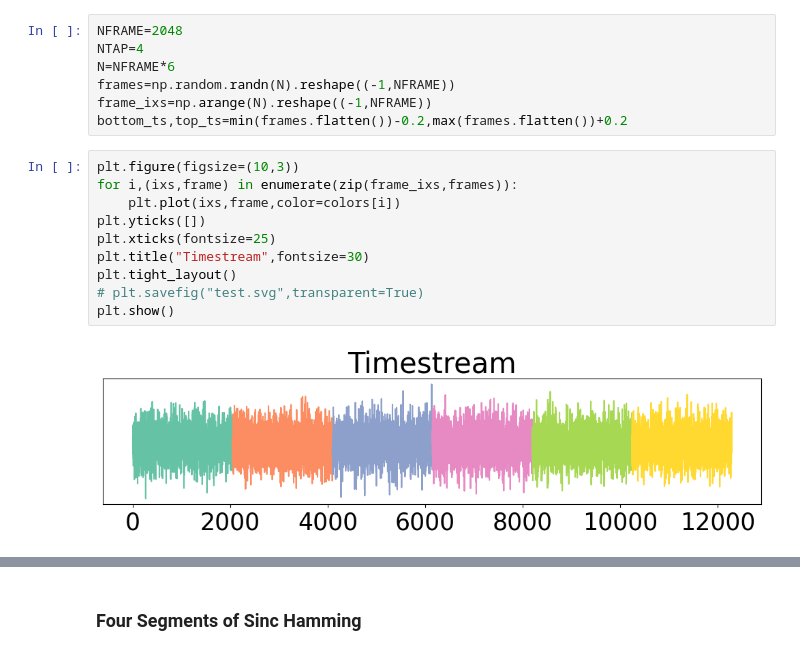
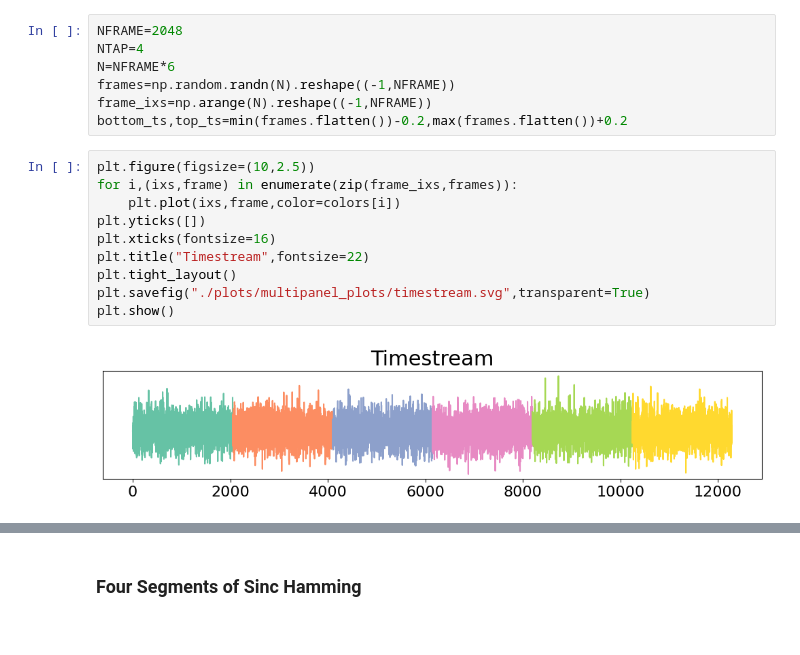
Before and after one commit to dcxSt/pfb-mod, a Jupyter notebook: multi-panel-plot.ipynb, the cells around one changed output, grey strips where cells are left out. Cells and saved outputs as stored; diff of their text form.

```diff
--- a/multi-panel-plot.ipynb
+++ b/multi-panel-plot.ipynb
@@ -30,17 +30,17 @@ frames=np.random.randn(N).reshape((-1,NFRAME))
 frame_ixs=np.arange(N).reshape((-1,NFRAME))
 bottom_ts,top_ts=min(frames.flatten())-0.2,max(frames.flatten())+0.2
 # %%
-plt.figure(figsize=(10,3))
+plt.figure(figsize=(10,2.5))
 for i,(ixs,frame) in enumerate(zip(frame_ixs,frames)):
     plt.plot(ixs,frame,color=colors[i])
 plt.yticks([])
-plt.xticks(fontsize=25)
-plt.title("Timestream",fontsize=30)
+plt.xticks(fontsize=16)
+plt.title("Timestream",fontsize=22)
 plt.tight_layout()
-# plt.savefig("test.svg",transparent=True)
+plt.savefig("./plots/multipanel_plots/timestream.svg",transparent=True)
 plt.show()
 # %% [output]
-[figure, old version]
+[figure, new version]
 # %%
 for ixs,frame,color in zip(frame_ixs,frames,colors[:frames.shape[0]]):
     plt.figure(figsize=(2,2))
```
Also changed, not shown: parts of 5 cells of this notebook, 33 other files.
